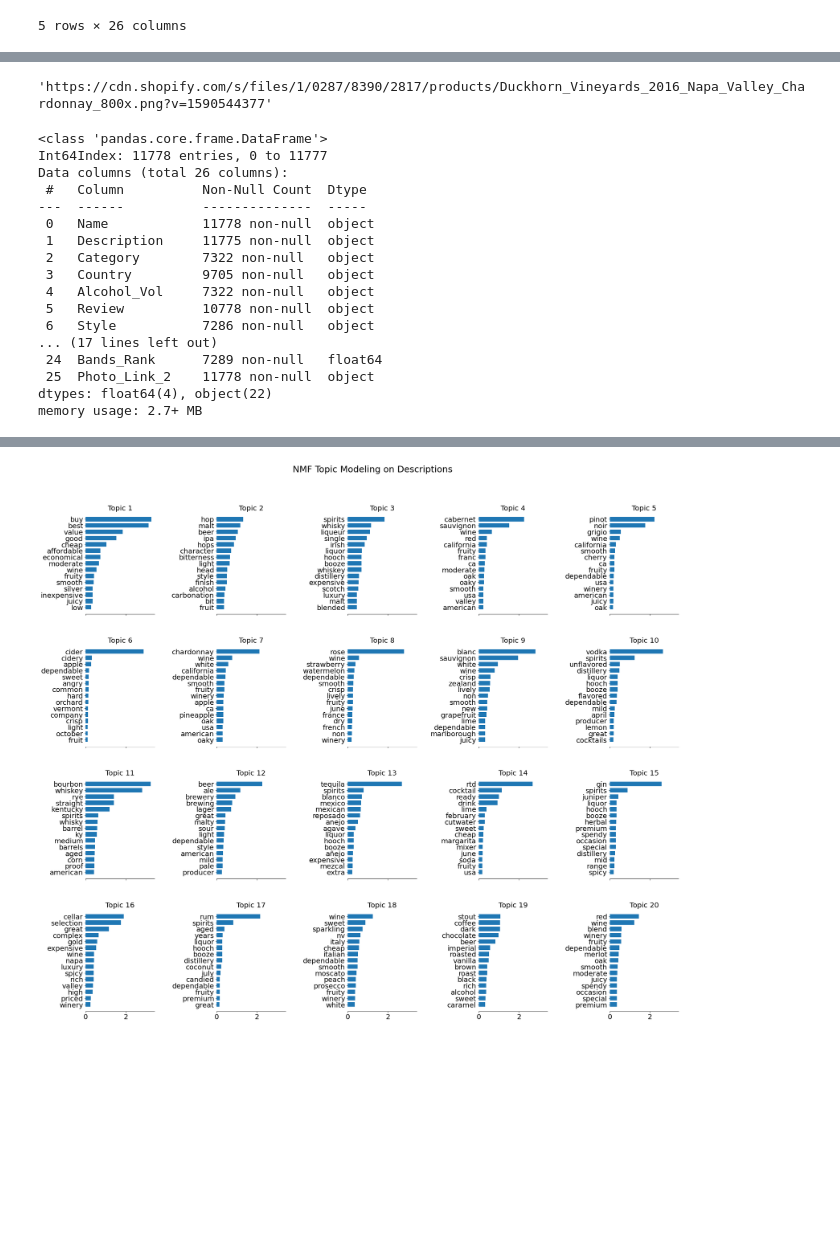
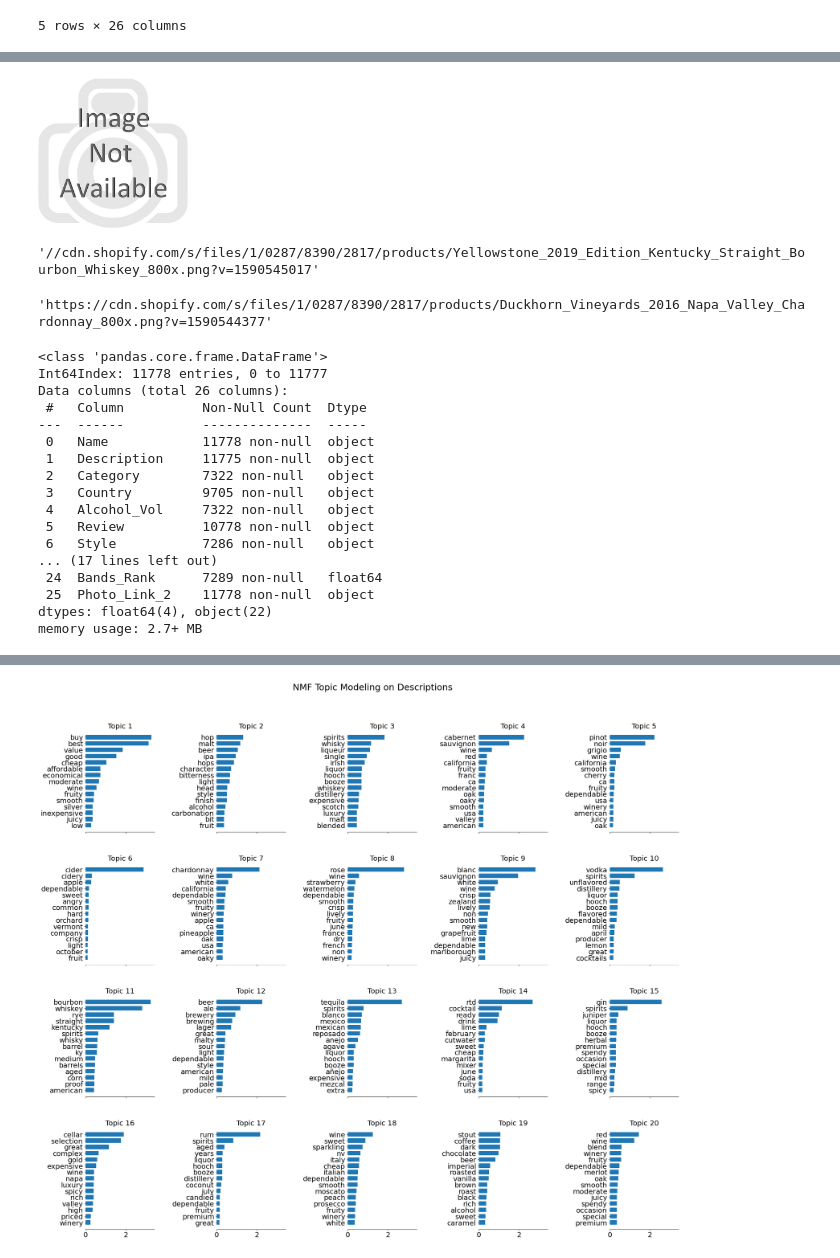
Before and after one commit to luongtruong77/nlp-drinks-cocktails-recommender, a Jupyter notebook: notebooks/topic-modeling.ipynb, the cells around one changed output, grey strips where cells are left out. Saved outputs shown, nothing was run; the diff lists cells and outputs as text; code cells hidden in the pictures; blank space fills up the shorter version.

```diff
--- a/notebooks/topic-modeling.ipynb
+++ b/notebooks/topic-modeling.ipynb
@@ -701,4 +690,0 @@ top_items.Photo_Link_2.iloc[0]
-# %%
-'https:' + df.Photo_Link_2[11767]
-# %% [output]
-'https://cdn.shopify.com/s/files/1/0287/8390/2817/products/Duckhorn_Vineyards_2016_Napa_Valley_Chardonnay_800x.png?v=1590544377'
@@ -716,20 +690,0 @@ for i in range(len(df)):
-# %%
-df.info()
-# %% [output]
-<class 'pandas.core.frame.DataFrame'>
-Int64Index: 11778 entries, 0 to 11777
-Data columns (total 26 columns):
- #   Column          Non-Null Count  Dtype
----  ------          --------------  -----
- 0   Name            11778 non-null  object
- 1   Description     11775 non-null  object
- 2   Category        7322 non-null   object
- 3   Country         9705 non-null   object
- 4   Alcohol_Vol     7322 non-null   object
- 5   Review          10778 non-null  object
- 6   Style           7286 non-null   object
-... (17 lines left out)
- 24  Bands_Rank      7289 non-null   float64
- 25  Photo_Link_2    11778 non-null  object
-dtypes: float64(4), object(22)
-memory usage: 2.7+ MB
@@ -744,0 +691,14 @@ for i in range(len(df)):
+# %%
+from IPython.display import Image
+from IPython.core.display import HTML
+Image('https://shenandoahcountyva.us/bos/wp-content/uploads/sites/4/2018/01/picture-not-available-clipart-12.jpg', width=150)
+# %% [output]
+[figure, added]
+# %%
+top_items.Photo_Link_2.iloc[0]
+# %% [output]
+'//cdn.shopify.com/s/files/1/0287/8390/2817/products/Yellowstone_2019_Edition_Kentucky_Straight_Bourbon_Whiskey_800x.png?v=1590545017'
+# %%
+'https:' + df.Photo_Link_2[11767]
+# %% [output]
+'https://cdn.shopify.com/s/files/1/0287/8390/2817/products/Duckhorn_Vineyards_2016_Napa_Valley_Chardonnay_800x.png?v=1590544377'
@@ -744,0 +716,20 @@ for i in range(len(df)):
+# %%
+df.info()
+# %% [output]
+<class 'pandas.core.frame.DataFrame'>
+Int64Index: 11778 entries, 0 to 11777
+Data columns (total 26 columns):
+ #   Column          Non-Null Count  Dtype
+---  ------          --------------  -----
+ 0   Name            11778 non-null  object
+ 1   Description     11775 non-null  object
+ 2   Category        7322 non-null   object
+ 3   Country         9705 non-null   object
+ 4   Alcohol_Vol     7322 non-null   object
+ 5   Review          10778 non-null  object
+ 6   Style           7286 non-null   object
+... (17 lines left out)
+ 24  Bands_Rank      7289 non-null   float64
+ 25  Photo_Link_2    11778 non-null  object
+dtypes: float64(4), object(22)
+memory usage: 2.7+ MB
```
Also changed, not shown: parts of 13 cells of this notebook, 2 other files.
